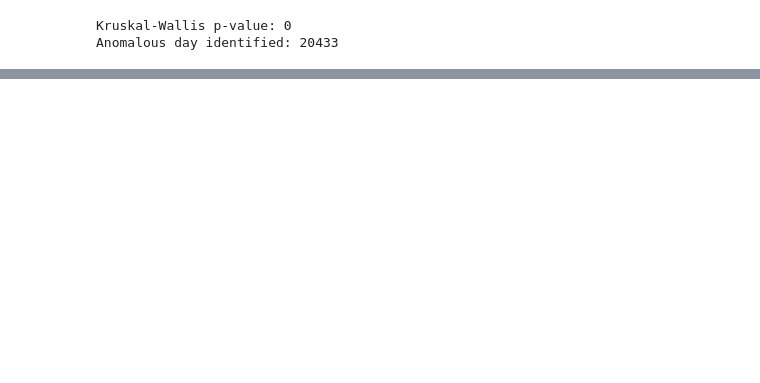
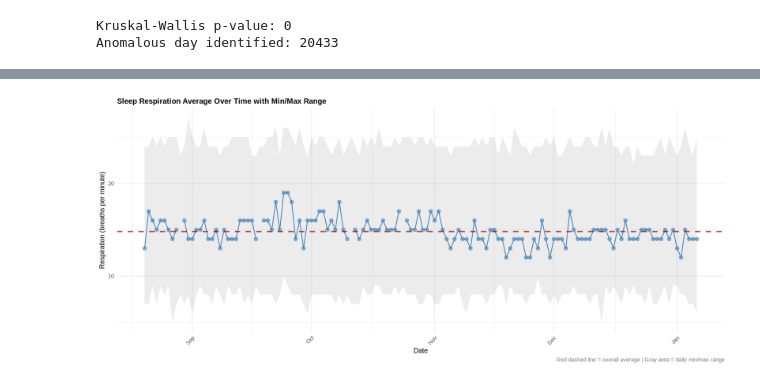
Before and after one commit to mahoneyjustinnj/myGarminHealth_JM, a Jupyter notebook: analyzingGarminHeartDataColab.ipynb, the cells around one changed output, grey strips where cells are left out. Drawn from its saved outputs; the diff is of its cells as text; code cells hidden in the pictures; blank space fills up the shorter version.

```diff
--- a/analyzingGarminHeartDataColab.ipynb
+++ b/analyzingGarminHeartDataColab.ipynb
@@ -2262,0 +2252,20 @@ Warning message:
+# %%
+# Step 1: Convert all respiration columns from character to numeric
+d_respir_stats <- d_respir_stats %>%
+  mutate(
+    respMin = as.numeric(respMin),
+    respMax = as.numeric(respMax),
+    respWakingAvg = as.numeric(respWakingAvg),
+    respSleepAvg = as.numeric(respSleepAvg),
+    respSleepNextAvg = as.numeric(respSleepNextAvg)
+  )
+
+# Step 2: Verify the conversion worked
+str(d_respir_stats)
+class(d_respir_stats$respSleepAvg)
+
+# Step 3: Check for any NAs created during conversion
+sapply(d_respir_stats, function(x) sum(is.na(x)))
+
+# Step 4: Look at the data now
+head(d_respir_stats)
@@ -2262,0 +2292,28 @@ Warning message:
+# %%
+# Enhanced basic plot - CORRECTED version
+p <- ggplot(d_respir_stats, aes(x = date, y = respSleepAvg)) +
+  # Add min/max range as shaded area (FIXED)
+  geom_ribbon(aes(ymin = respMin, ymax = respMax), alpha = 0.15, fill = "gray50") +
+  # Simple point plot
+  geom_point(size = 2.5, color = "steelblue", alpha = 0.6) +
+  # Connect points with a line
+  geom_line(color = "steelblue", linewidth = 0.6) +
+  # Add overall average line as reference
+  geom_hline(yintercept = mean(d_respir_stats$respSleepAvg, na.rm = TRUE),
+             linetype = "dashed", color = "darkred", linewidth = 1, alpha = 0.7) +
+  # Labels
+  labs(
+    title = "Sleep Respiration Average Over Time with Min/Max Range",
+    x = "Date",
+    y = "Respiration (breaths per minute)",
+    caption = "Red dashed line = overall average | Gray area = daily min/max range"
+  ) +
+  theme_minimal() +
+  theme(
+    axis.text.x = element_text(angle = 45, hjust = 1),
+    plot.title = element_text(face = "bold", size = 12),
+    plot.caption = element_text(size = 9, color = "gray50")
+  )
+
+print(p)
+# %% [output]
@@ -2262,0 +2322 @@ Warning message:
+[figure, added]
```
Also changed, not shown: parts of 34 cells of this notebook.
